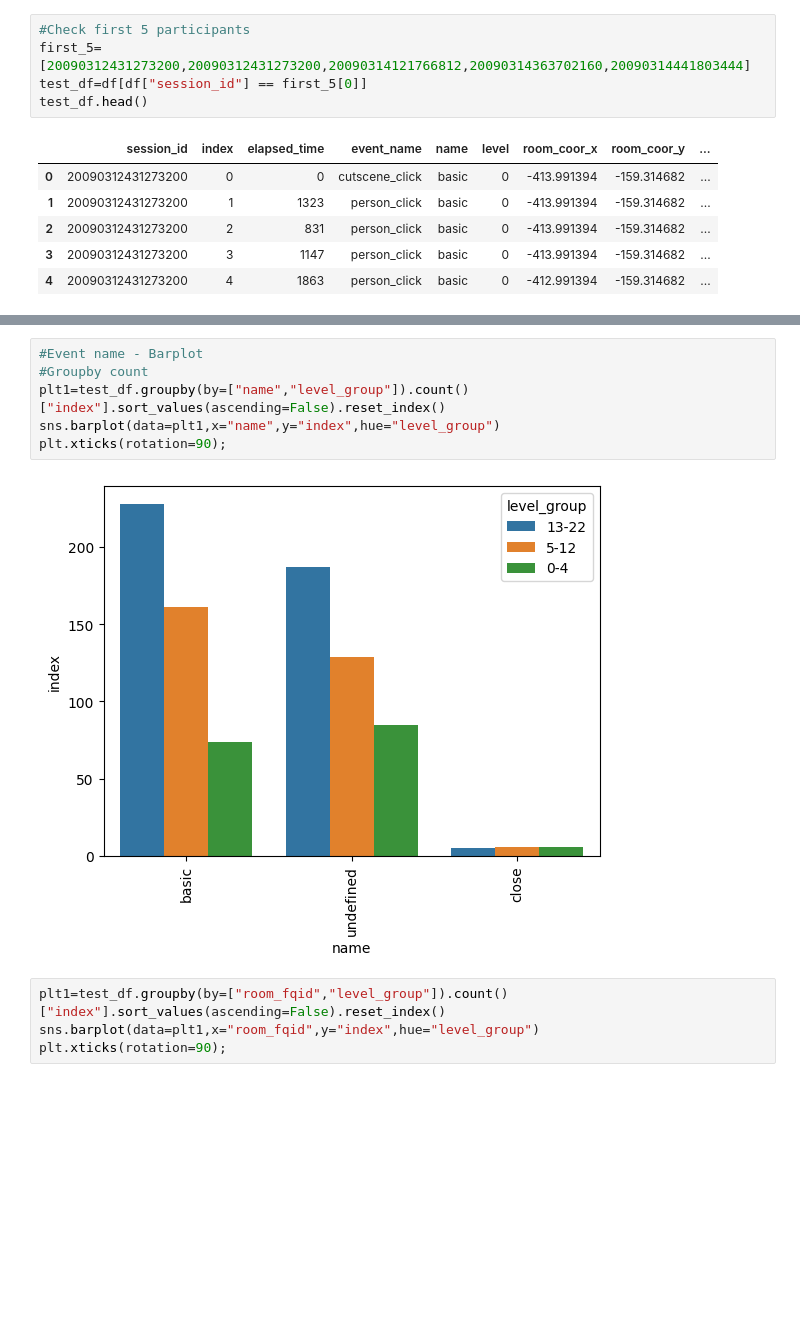
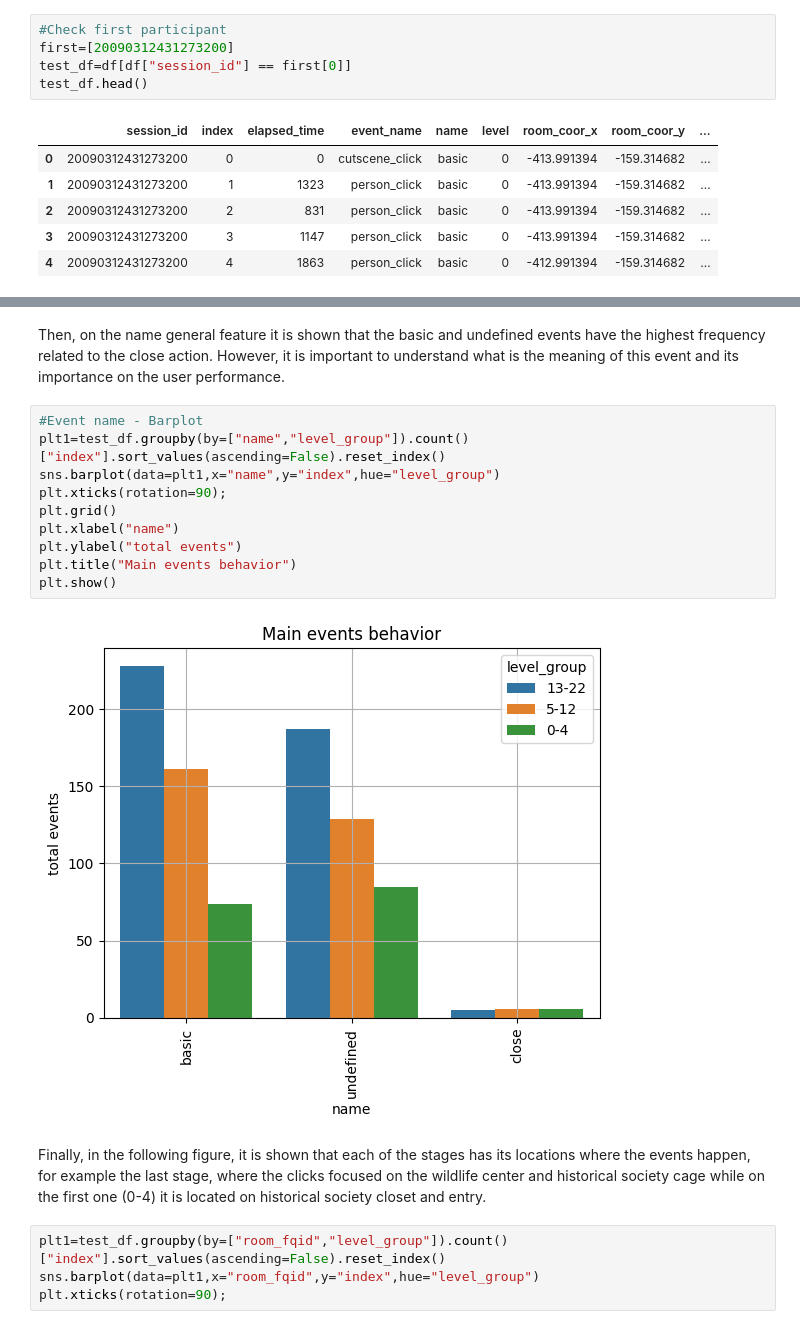
Before and after one commit to ksmorgadog/kaggle_student_prediction, a Jupyter notebook: notebooks/03_EDA_Scoring_and_trends.ipynb, the cells around one changed output, grey strips where cells are left out. Drawn from its saved outputs; the diff is of its cells as text; blank space fills up the shorter version.

```diff
--- a/notebooks/03_EDA_Scoring_and_trends.ipynb
+++ b/notebooks/03_EDA_Scoring_and_trends.ipynb
@@ -44,7 +114,7 @@ scores.head(20)
 # %%
-#Check first 5 participants
-first_5=[20090312431273200,20090312431273200,20090314121766812,20090314363702160,20090314441803444]
-test_df=df[df["session_id"] == first_5[0]]
+#Check first participant
+first=[20090312431273200]
+test_df=df[df["session_id"] == first[0]]
 test_df.head()
 # %% [output]
 |  | session_id | index | elapsed_time | event_name | name | level | room_coor_x | room_coor_y | ... |
@@ -89,11 +212,19 @@ plt.xticks(rotation=90);
+# %% [markdown]
+Then, on the name general feature it is shown that the basic and undefined events have the highest frequency related to the close action. However, it is important to understand what is the meaning of this event and its importance on the user performance.
 # %%
 #Event name - Barplot
-#Groupby count
 plt1=test_df.groupby(by=["name","level_group"]).count()["index"].sort_values(ascending=False).reset_index()
 sns.barplot(data=plt1,x="name",y="index",hue="level_group")
 plt.xticks(rotation=90);
+plt.grid()
+plt.xlabel("name")
+plt.ylabel("total events")
+plt.title("Main events behavior")
+plt.show()
 # %% [output]
-[figure, old version]
+[figure, new version]
+# %% [markdown]
+Finally, in the following figure, it is shown that each of the stages has its locations where the events happen, for example the last stage, where the clicks focused on the wildlife center and historical society cage while on the first one (0-4) it is located on historical society closet and entry.
 # %%
 plt1=test_df.groupby(by=["room_fqid","level_group"]).count()["index"].sort_values(ascending=False).reset_index()
 sns.barplot(data=plt1,x="room_fqid",y="index",hue="level_group")
```
Also changed, not shown: parts of 28 cells of this notebook.
